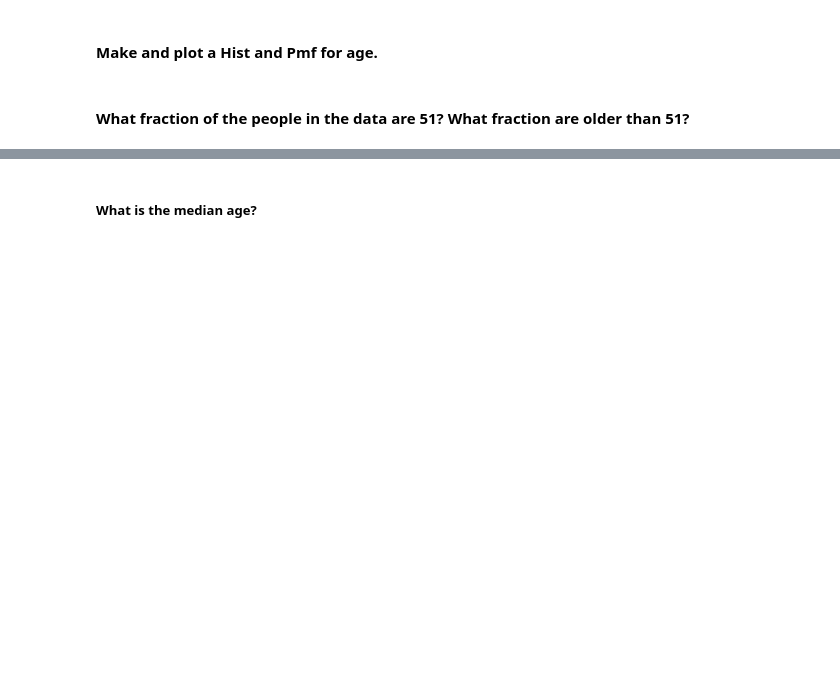
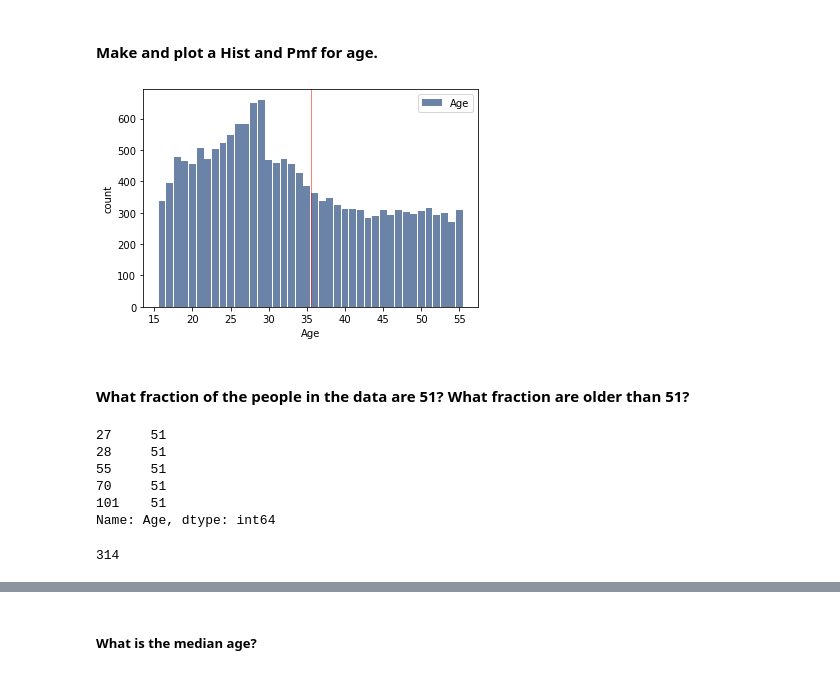
Before and after one commit to fadesere/BSIP_Assignment_1_Students, a Jupyter notebook: stats_asn_1_stud_temp.ipynb, the cells around one changed output, grey strips where cells are left out. Drawn from its saved outputs; the diff is of its cells as text; code cells hidden in the pictures; blank space fills up the shorter version.

```diff
--- a/stats_asn_1_stud_temp.ipynb
+++ b/stats_asn_1_stud_temp.ipynb
@@ -73,5 +86,13 @@ df.describe()
 </ol>
 # %% [markdown]
 #### Make and plot a Hist and Pmf for age.
+# %%
+agehist = thinkstats2.Hist(df['Age'], label='Age')
+# %%
+thinkplot.Hist(agehist)
+thinkplot.Config(xlabel='Age', ylabel='count')
+thinkplot.axvline(np.mean(agehist), color="red")
+# %% [output]
+[figure, added]
 # %% [markdown]
 #### What fraction of the people in the data are 51? What fraction are older than 51?
@@ -77,0 +102,13 @@ df.describe()
+# %%
+df_1.head()
+# %% [output]
+27     51
+28     51
+55     51
+70     51
+101    51
+Name: Age, dtype: int64
+# %%
+df_1.count()
+# %% [output]
+314
```
Also changed, not shown: parts of 18 cells of this notebook.
